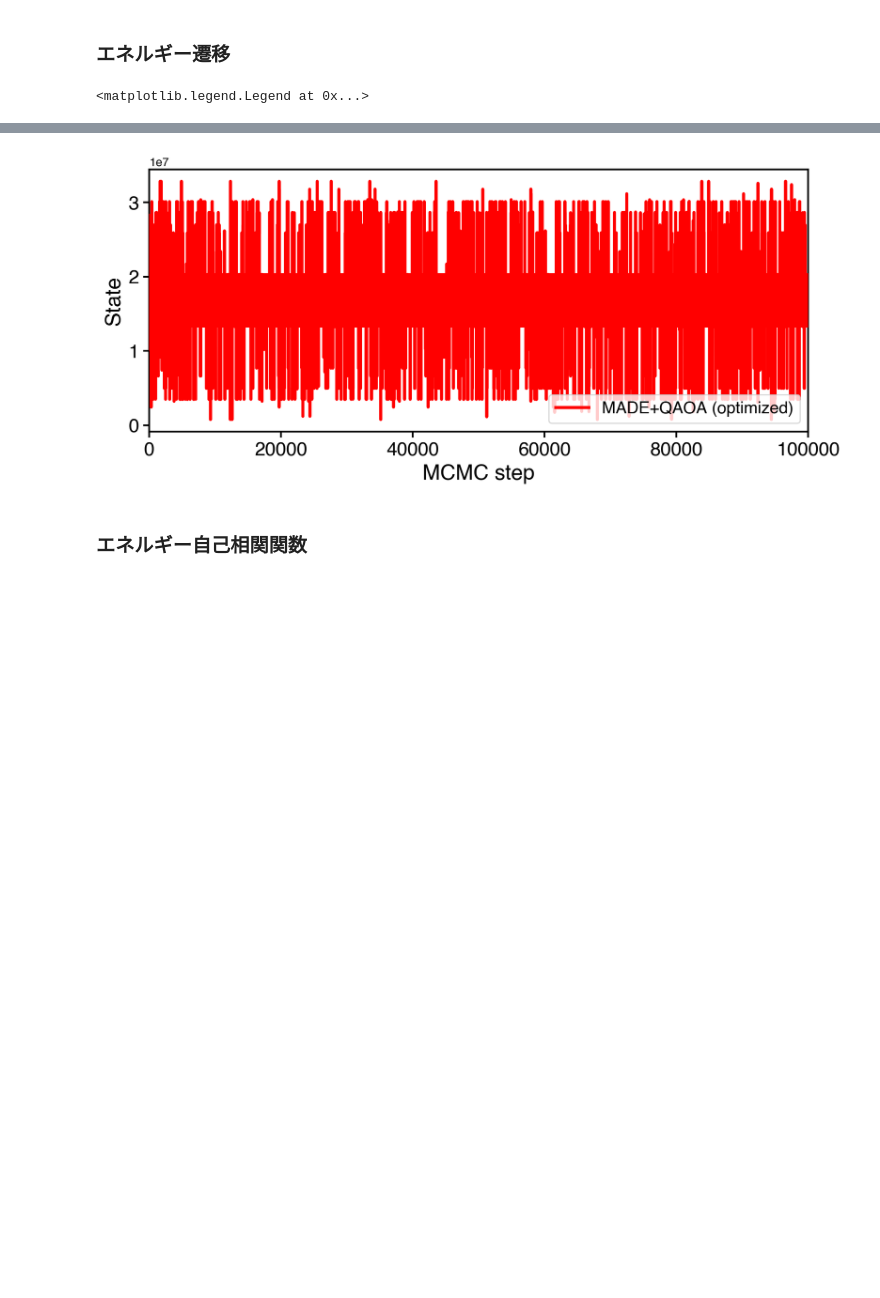
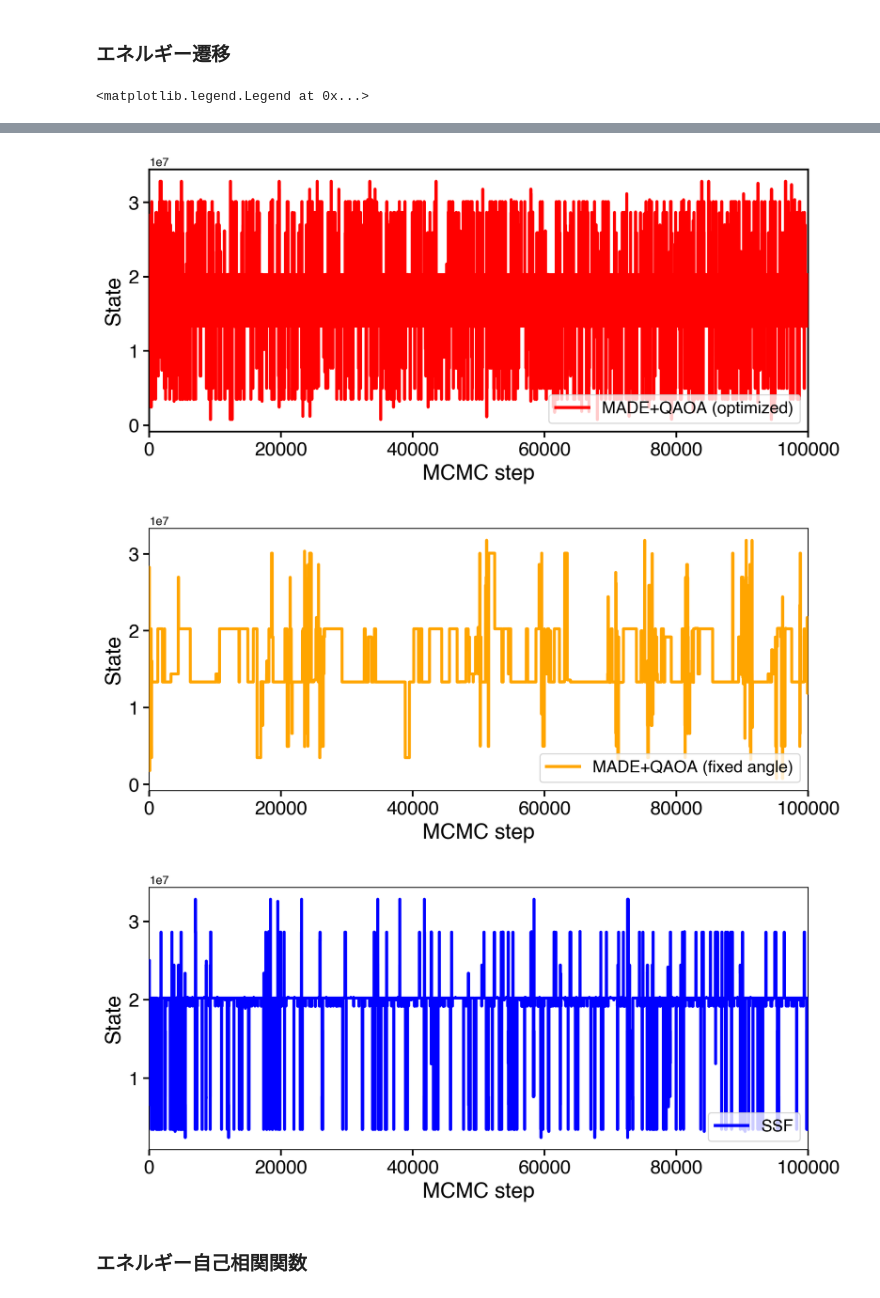
Before and after one commit to yuichiro-nakano/data_for_qaoa-made-mcmc, a Jupyter notebook: figure/make_fig.ipynb, the cells around one changed output, grey strips where cells are left out. Drawn from its saved outputs; the diff is of its cells as text; code cells hidden in the pictures; blank space fills up the shorter version.

```diff
--- a/figure/make_fig.ipynb
+++ b/figure/make_fig.ipynb
@@ -327,6 +327,8 @@ ax2_2.tick_params(axis="x", which='major', width=1.5)
 # %%
 opt_energy_hist = np.array([ising.spin_energy(opt_qaoa_made_result[0,i], instance) for i in range(n_step+1)])
 opt_state_hist = np.array([ising.spin_to_number(opt_qaoa_made_result[0,i]) for i in range(n_step+1)])
+fix_state_hist = np.array([ising.spin_to_number(fix_qaoa_made_result[0,i]) for i in range(n_step+1)])
+ssf_state_hist = np.array([ising.spin_to_number(ssf_result[0,i]) for i in range(n_step+1)])
 
 fig3_1, ax3_1 = plt.subplots(figsize=(10,4), dpi=200)
 
@@ -336,33 +338,57 @@ ax3_1.spines["bottom"].set_linewidth(spines)
 ax3_1.spines["right"].set_linewidth(spines)
 
 ax3_1.plot(np.arange(n_step+1), opt_energy_hist, color='red', linewidth=linewidth, label='MADE+QAOA (optimized)', zorder=5)
 
 ax3_1.set_xlim(0, n_step)
 ax3_1.set_xlabel('MCMC step', fontsize=18)
 ax3_1.set_ylabel('Energy', fontsize=18)
 ax3_1.tick_params(width=1.5, labelsize=16, length=5, labelbottom=True)
 ax3_1.tick_params(axis="x", which='major', width=1.5)
 ax3_1.legend(fontsize=14, loc='lower right', frameon=True)
 
 fig3_2, ax3_2 = plt.subplots(figsize=(10,4), dpi=200)
 
 ax3_2.spines["top"].set_linewidth(spines)
 ax3_2.spines["left"].set_linewidth(spines)
 ax3_2.spines["bottom"].set_linewidth(spines)
 ax3_2.spines["right"].set_linewidth(spines)
 
 ax3_2.plot(np.arange(n_step+1), opt_state_hist, color='red', linewidth=linewidth, label='MADE+QAOA (optimized)', zorder=5)
 
 ax3_2.set_xlim(0, n_step)
 ax3_2.set_xlabel('MCMC step', fontsize=18)
 ax3_2.set_ylabel('State', fontsize=18)
 ax3_2.tick_params(width=1.5, labelsize=16, length=5, labelbottom=True)
 ax3_2.tick_params(axis="x", which='major', width=1.5)
 ax3_2.legend(fontsize=14, loc='lower right', frameon=True)
+
+fig3_3, ax3_3 = plt.subplots(figsize=(10,4), dpi=200)
+
+ax3_3.plot(np.arange(n_step+1), fix_state_hist, color='orange', linewidth=linewidth, label='MADE+QAOA (fixed angle)', zorder=5)
+
+ax3_3.set_xlim(0, n_step)
+ax3_3.set_xlabel('MCMC step', fontsize=18)
+ax3_3.set_ylabel('State', fontsize=18)
+ax3_3.tick_params(width=1.5, labelsize=16, length=5, labelbottom=True)
+ax3_3.tick_params(axis="x", which='major', width=1.5)
+ax3_3.legend(fontsize=14, loc='lower right', frameon=True)
+
+fig3_4, ax3_4 = plt.subplots(figsize=(10,4), dpi=200)
+
+ax3_4.plot(np.arange(n_step+1), ssf_state_hist, color='blue', linewidth=linewidth, label='SSF', zorder=5)
+
+ax3_4.set_xlim(0, n_step)
+ax3_4.set_xlabel('MCMC step', fontsize=18)
+ax3_4.set_ylabel('State', fontsize=18)
+ax3_4.tick_params(width=1.5, labelsize=16, length=5, labelbottom=True)
+ax3_4.tick_params(axis="x", which='major', width=1.5)
+ax3_4.legend(fontsize=14, loc='lower right', frameon=True)
 # %% [output]
 <matplotlib.legend.Legend at 0x...>
 [figure]
 [figure]
+[figure, added]
+[figure, added]
 # %% [markdown]
 ### エネルギー自己相関関数
 # %%
```
Also changed, not shown: parts of 1 cell of this notebook, 4 other files.
